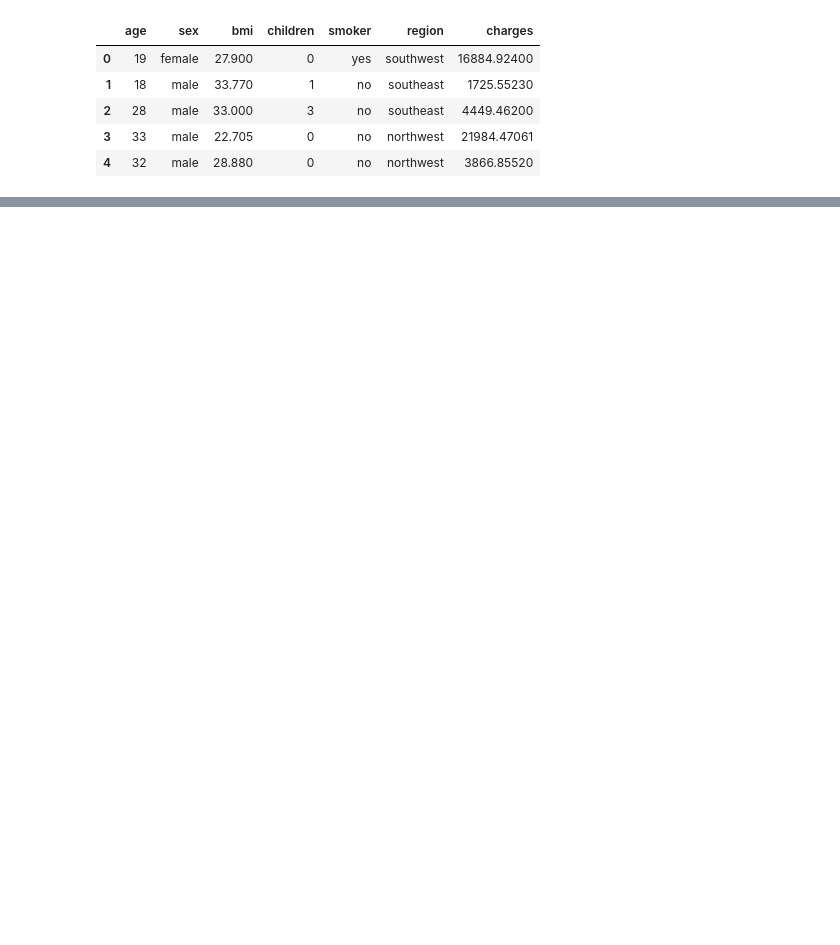
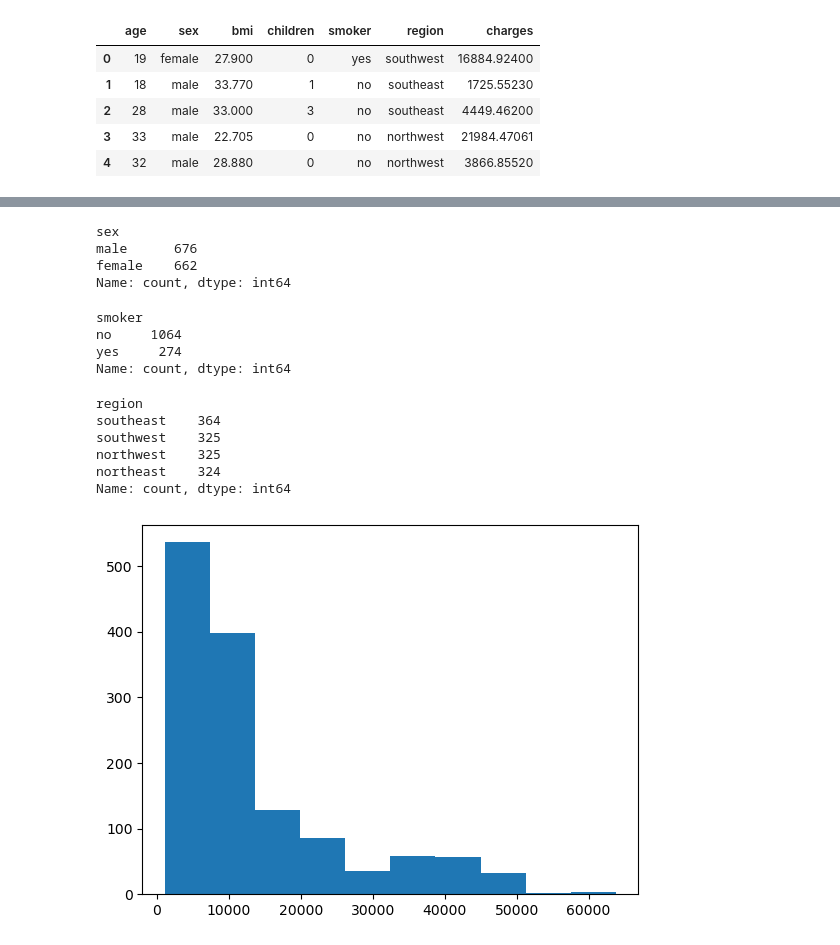
Before and after one commit to ugur-colak/medical-cost-prediction, a Jupyter notebook: medical-cost-prediction.ipynb, the cells around one changed output, grey strips where cells are left out. Drawn from its saved outputs; the diff is of its cells as text; code cells hidden in the pictures; blank space fills up the shorter version.

```diff
--- a/medical-cost-prediction.ipynb
+++ b/medical-cost-prediction.ipynb
@@ -13,0 +125,23 @@ df.head()
+# %%
+df["sex"].value_counts()
+# %% [output]
+sex
+male      676
+female    662
+Name: count, dtype: int64
+# %%
+df["smoker"].value_counts()
+# %% [output]
+smoker
+no     1064
+yes     274
+Name: count, dtype: int64
+# %%
+df["region"].value_counts()
+# %% [output]
+region
+southeast    364
+southwest    325
+northwest    325
+northeast    324
+Name: count, dtype: int64
@@ -13,0 +152,6 @@ df.head()
+# %%
+plt.hist(df["charges"])
+plt.savefig("images/age_distribution.png",dpi=300,bbox_inches="tight")
+plt.show()
+# %% [output]
+[figure, added]
```
Also changed, not shown: parts of 16 cells of this notebook, 3 other files.
